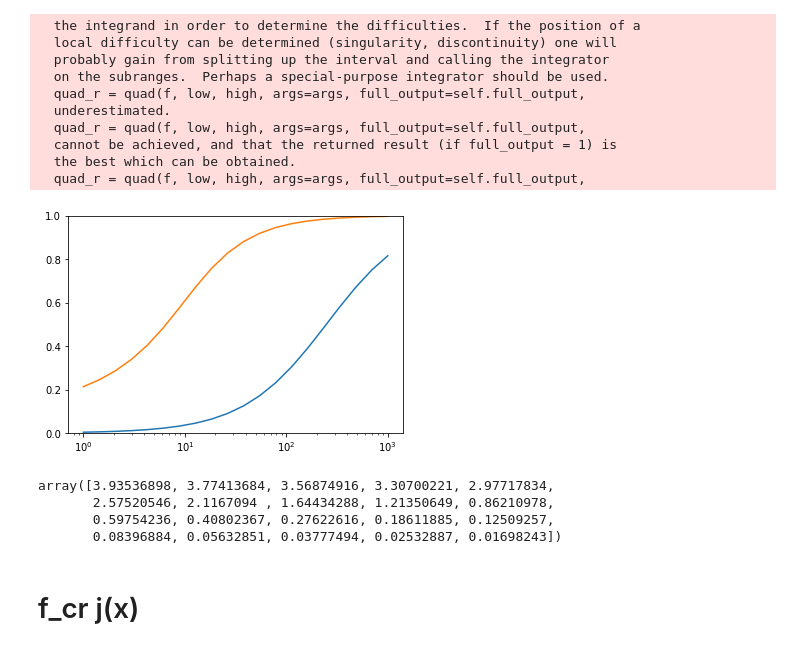
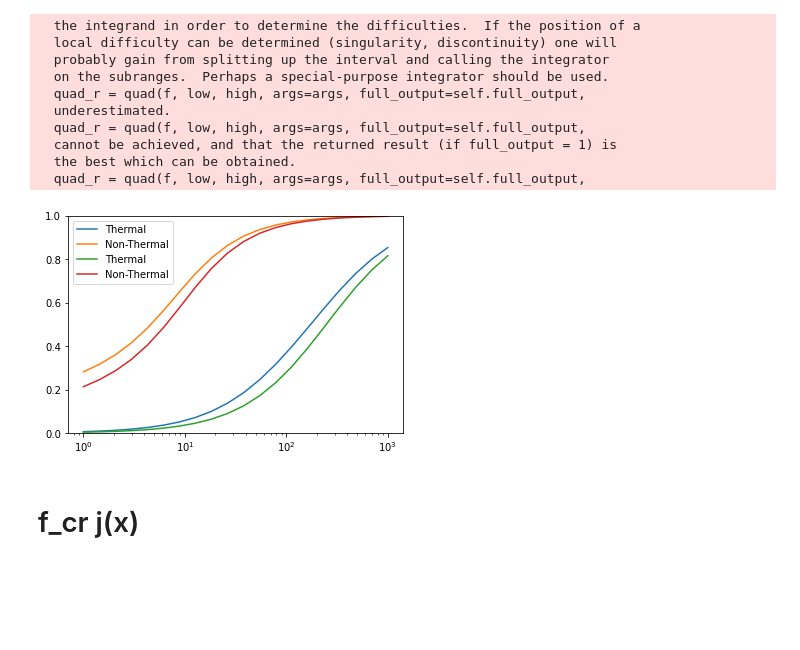
Before and after one commit to MUSTANG-SZ/WITCH, a Jupyter notebook: sup-factor.ipynb, the cells around one changed output. Drawn from its saved outputs; the diff is of its cells as text; code cells hidden in the pictures; blank space fills up the shorter version.

Commit message:
adding f for mustang freq

```diff
--- a/sup-factor.ipynb
+++ b/sup-factor.ipynb
@@ -250,19 +250,19 @@ y = gTilde(0.5, f = f_cr, alpha=2.5, p1=1, p2=10000)
 # %% [markdown]
 # f plot
 # %%
-x = 0.5284
+x = 0.5284*90/30
 
 n = 20
 
 Ts = np.logspace(0,3, n)
 ps = np.logspace(-1,2, n)
-f_th_arr = np.zeros(len(Ts))
-f_cr_arr = np.zeros(len(Ts))
+f_th_arr_mustang = np.zeros(len(Ts))
+f_cr_arr_mustang = np.zeros(len(Ts))
 g = gSZtilde(x,Te=0.0,p1=1.,p2=1.e3,alpha=2.,etype='thermal')
 for i, T in enumerate(Ts):
     #kT_cr_temp = kT_cr(p1=ps[i], p2=1e5, alpha =2.5)
-    f_th_arr[i] = gSZtilde(x,Te=T,p1=1.,p2=1.e3,alpha=2.,etype='thermal')/g
-    f_cr_arr[i] = gTilde(x,f_cr, p1 = ps[i], p2 = 1e10, alpha = 2.5)*meKeV/kT_cr(p1=ps[i], p2=1e10, alpha =2.5)/g
+    f_th_arr_mustang[i] = gSZtilde(x,Te=T,p1=1.,p2=1.e3,alpha=2.,etype='thermal')/g
+    f_cr_arr_mustang[i] = gTilde(x,f_cr, p1 = ps[i], p2 = 1e10, alpha = 2.5)*meKeV/kT_cr(p1=ps[i], p2=1e10, alpha =2.5)/g
 # %% [output]
   the integrand in order to determine the difficulties.  If the position of a
   local difficulty can be determined (singularity, discontinuity) one will
@@ -274,23 +274,33 @@ for i, T in enumerate(Ts):
   cannot be achieved, and that the returned result (if full_output = 1) is
   the best which can be obtained.
   quad_r = quad(f, low, high, args=args, full_output=self.full_output,
+# %%
+x = 0.5284*30/30
+
+n = 20
+
+Ts = np.logspace(0,3, n)
+ps = np.logspace(-1,2, n)
+f_th_arr_carma = np.zeros(len(Ts))
+f_cr_arr_carma = np.zeros(len(Ts))
+g = gSZtilde(x,Te=0.0,p1=1.,p2=1.e3,alpha=2.,etype='thermal')
+for i, T in enumerate(Ts):
+    #kT_cr_temp = kT_cr(p1=ps[i], p2=1e5, alpha =2.5)
+    f_th_arr_carma[i] = gSZtilde(x,Te=T,p1=1.,p2=1.e3,alpha=2.,etype='thermal')/g
+    f_cr_arr_carma[i] = gTilde(x,f_cr, p1 = ps[i], p2 = 1e10, alpha = 2.5)*meKeV/kT_cr(p1=ps[i], p2=1e10, alpha =2.5)/g
 # %%
-plt.plot(Ts, 1-f_th_arr, label = 'Thermal')
-plt.plot(Ts, 1-(f_cr_arr/5), label = 'Non-Thermal')
+plt.plot(Ts, 1-f_th_arr_mustang, label = 'Thermal')
+plt.plot(Ts, 1-(f_cr_arr_mustang/5), label = 'Non-Thermal')
 
-plt.plot
+plt.plot(Ts, 1-f_th_arr_carma, label = 'Thermal')
+plt.plot(Ts, 1-(f_cr_arr_carma/5), label = 'Non-Thermal')
+
+plt.legend()
 plt.xscale('log')
 plt.ylim(0,1)
 plt.show()
 # %% [output]
-[figure, old version]
+[figure, new version]
-# %%
-f_cr_arr
-# %% [output]
-array([3.93536898, 3.77413684, 3.56874916, 3.30700221, 2.97717834,
-       2.57520546, 2.1167094 , 1.64434288, 1.21350649, 0.86210978,
-       0.59754236, 0.40802367, 0.27622616, 0.18611885, 0.12509257,
-       0.08396884, 0.05632851, 0.03777494, 0.02532887, 0.01698243])
 # %% [markdown]
 # f_cr j(x)
 # %%
```
Also changed, not shown: parts of 3 cells of this notebook.
